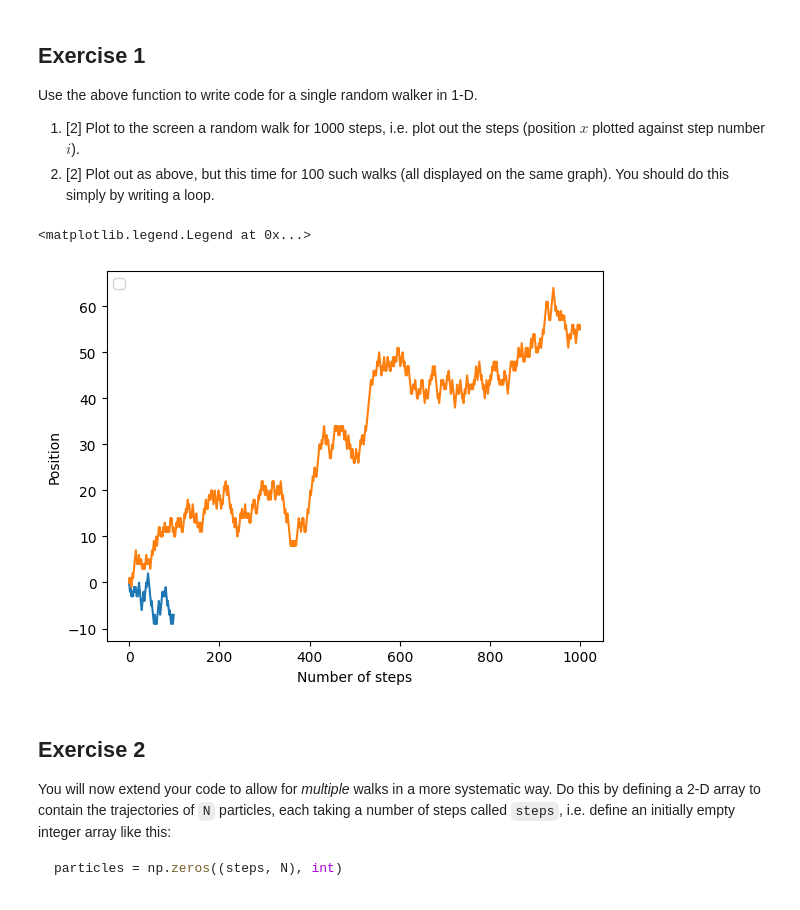
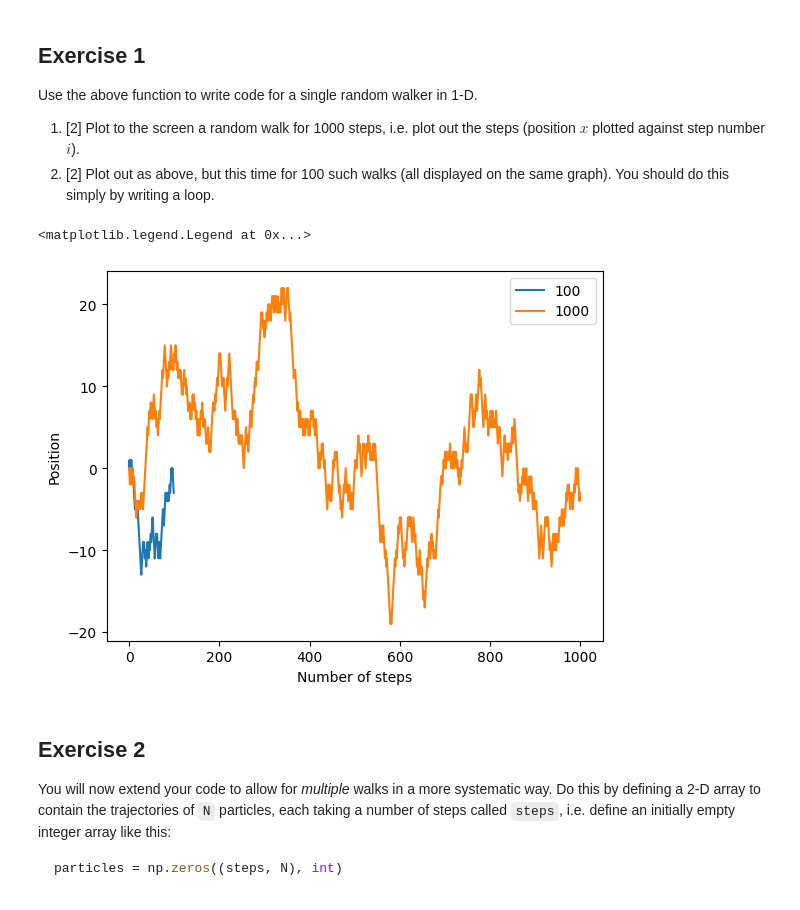
Before and after one commit to PX2145-2025/week-7-b-Finlay-Hall, a Jupyter notebook: Random_walk.ipynb, the cells around one changed output. Drawn from its saved outputs; the diff is of its cells as text; code cells hidden in the pictures.

```diff
--- a/Random_walk.ipynb
+++ b/Random_walk.ipynb
@@ -66,32 +66,34 @@ graph). You should do this simply by writing a loop.
 # %%
 from matplotlib import legend
 def walk(steps):
     '''
     steps is the length of the 1-D random walk vector returned
     '''
     x = np.zeros(steps, int)  # initialise the array of integers
     x[0] = 0  # start at the origin
     for i in range(1, len(x)):
         rnd = random()  # rnd selected from [0,1)
         # step left or right randomly ...
         if (rnd<0.5):
             x[i] = x[i-1] + 1  # steps right one unit
         else:
             x[i] = x[i-1] - 1 # steps left one unit
     return x
 
 
 steps = np.array([100, 1000]) # create array for 100 and 1000 steps
+
+
 for step in steps: # use for loop to plot for 100 and 1000 steps
   x_plot = walk(step)
-  plt.plot(x_plot)
+  plt.plot(x_plot, label=step)
 
 plt.xlabel('Number of steps')
 plt.ylabel('Position') # label graph
-plt.legend(loc='upper left')
+plt.legend()
 # %% [output]
 <matplotlib.legend.Legend at 0x...>
-[figure, old version]
+[figure, new version]
 # %% [markdown]
 ## Exercise 2
 You will now extend your code to allow for _multiple_ walks in a more systematic way. Do this by defining a 2-D array to contain the trajectories of `N` particles, each taking a number of steps called `steps`, i.e. define an initially empty integer array like this:
```
Also changed, not shown: parts of 1 cell of this notebook.
